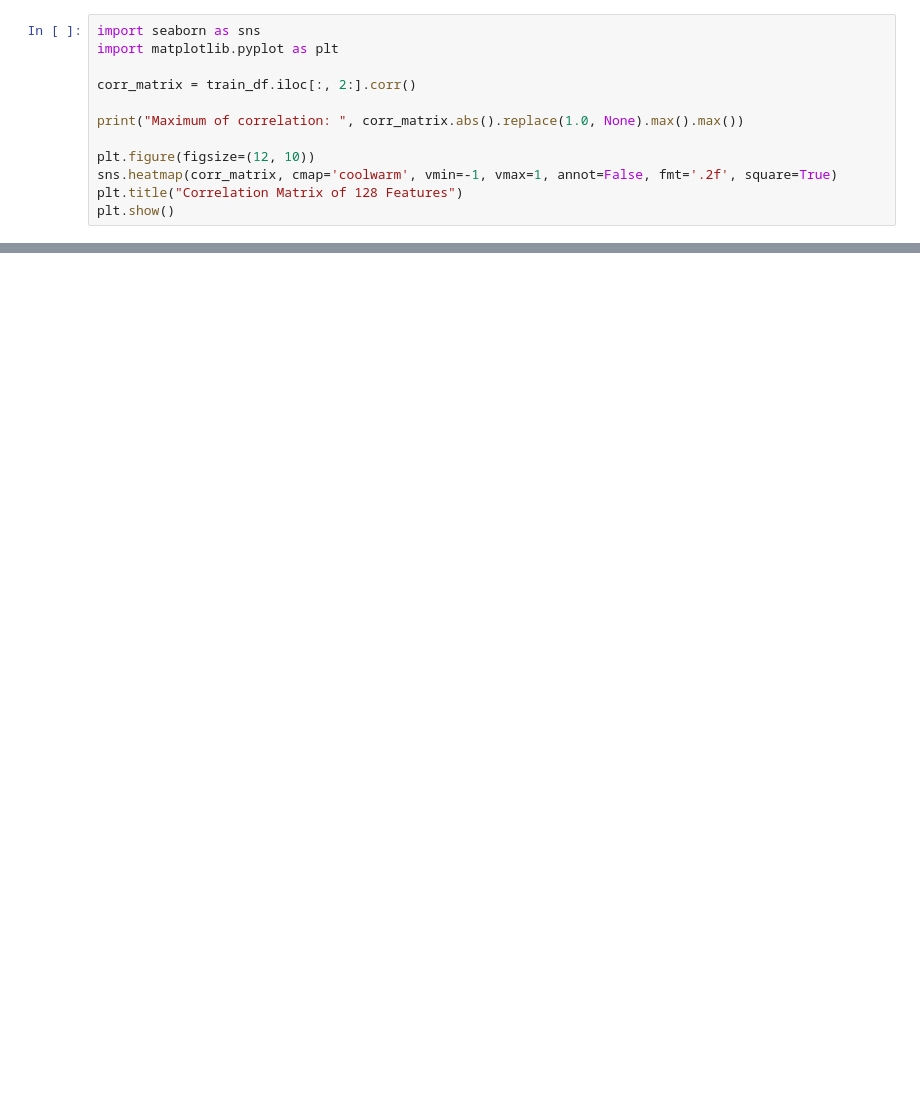
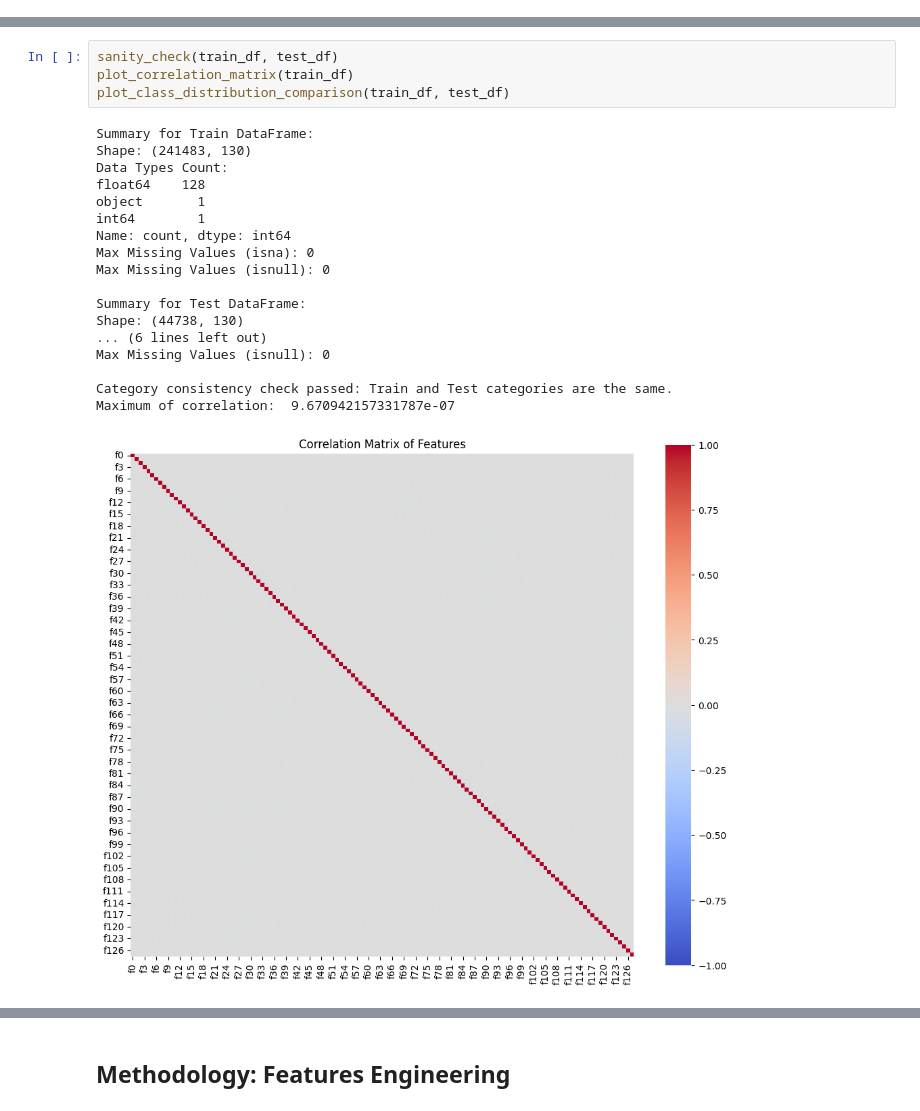
Before and after one commit to necois/mirakl, a Jupyter notebook: data_exploration.ipynb, the cells around one changed output, grey strips where cells are left out. Saved outputs shown, nothing was run; the diff lists cells and outputs as text; blank space fills up the shorter version.

```diff
--- a/data_exploration.ipynb
+++ b/data_exploration.ipynb
@@ -66,12 +59,0 @@ Name: count, dtype: int64
-# %%
-import seaborn as sns
-import matplotlib.pyplot as plt
-
-corr_matrix = train_df.iloc[:, 2:].corr()
-
-print("Maximum of correlation: ", corr_matrix.abs().replace(1.0, None).max().max())
-
-plt.figure(figsize=(12, 10))
-sns.heatmap(corr_matrix, cmap='coolwarm', vmin=-1, vmax=1, annot=False, fmt='.2f', square=True)
-plt.title("Correlation Matrix of 128 Features")
-plt.show()
@@ -264,0 +116,23 @@ NameError: name 'X_train_scaled' is not defined
+# %%
+sanity_check(train_df, test_df)
+plot_correlation_matrix(train_df)
+plot_class_distribution_comparison(train_df, test_df)
+# %% [output]
+Summary for Train DataFrame:
+Shape: (241483, 130)
+Data Types Count:
+float64    128
+object       1
+int64        1
+Name: count, dtype: int64
+Max Missing Values (isna): 0
+Max Missing Values (isnull): 0
+
+Summary for Test DataFrame:
+Shape: (44738, 130)
+... (6 lines left out)
+Max Missing Values (isnull): 0
+
+Category consistency check passed: Train and Test categories are the same.
+Maximum of correlation:  9.670942157331787e-07
+[figure, added]
@@ -264,0 +140,2 @@ NameError: name 'X_train_scaled' is not defined
+# %% [markdown]
+## Methodology: Features Engineering
```
Also changed, not shown: parts of 30 cells of this notebook.
